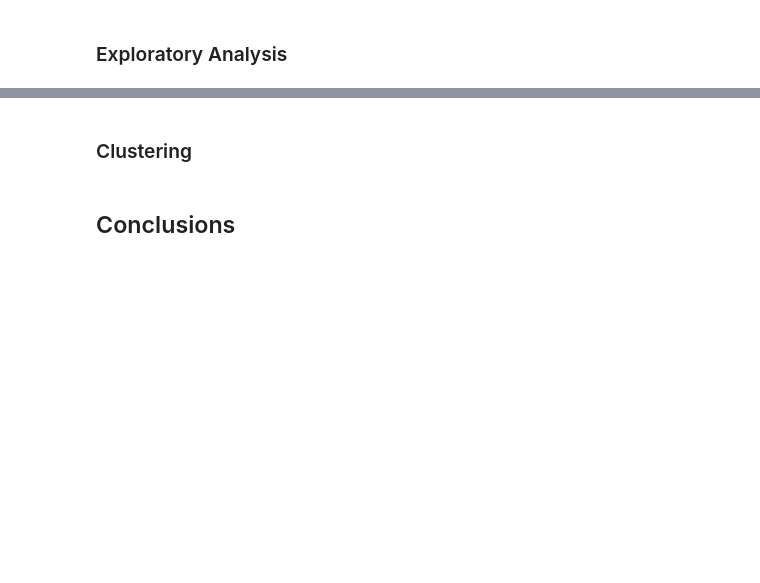
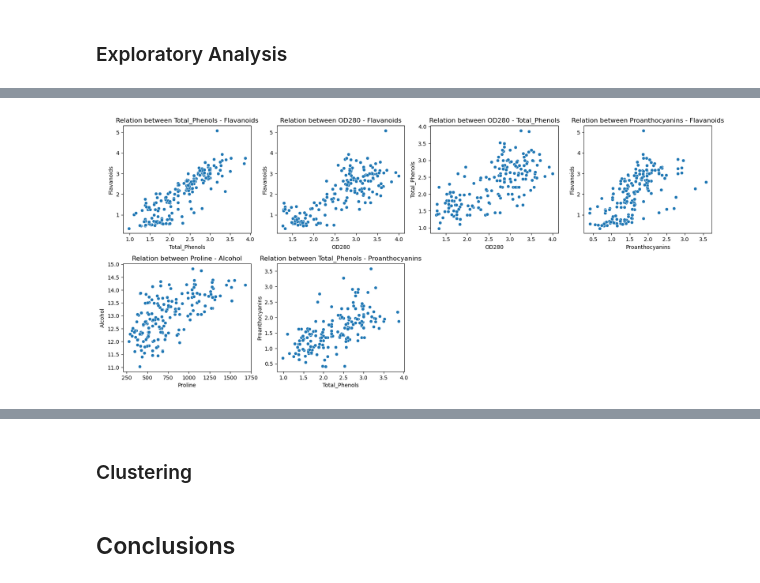
Before and after one commit to martincalsina/Wine-Chemical-Analysis, a Jupyter notebook: Wine Analysis.ipynb, the cells around one changed output, grey strips where cells are left out. Cells and saved outputs as stored; diff of their text form; code cells hidden in the pictures; blank space fills up the shorter version.

```diff
--- a/Wine Analysis.ipynb
+++ b/Wine Analysis.ipynb
@@ -174,0 +286,26 @@ However, it would be convenient to normalize the values for when we reach the cl
+# %%
+pairs = [
+    ('Total_Phenols', 'Flavanoids'),
+    ('OD280', 'Flavanoids'),
+    ('OD280', 'Total_Phenols'),
+    ('Proanthocyanins', 'Flavanoids'),
+    ('Proline', 'Alcohol'),
+    ('Total_Phenols', 'Proanthocyanins')
+    ]
+# %%
+plt.figure(figsize=(16, 14))
+for i, tuple in enumerate(pairs):
+    plt.subplot(4, 4, i + 1)
+
+    x_column, y_column = tuple
+
+    x = df[x_column]
+    y = df[y_column]
+    sns.scatterplot(x=x, y=y)
+
+    plt.title(f'Relation between {x_column} - {y_column}')
+plt.tight_layout()
+plt.show()
+del pairs
+# %% [output]
+[figure, added]
```
Also changed, not shown: parts of 24 cells of this notebook.
